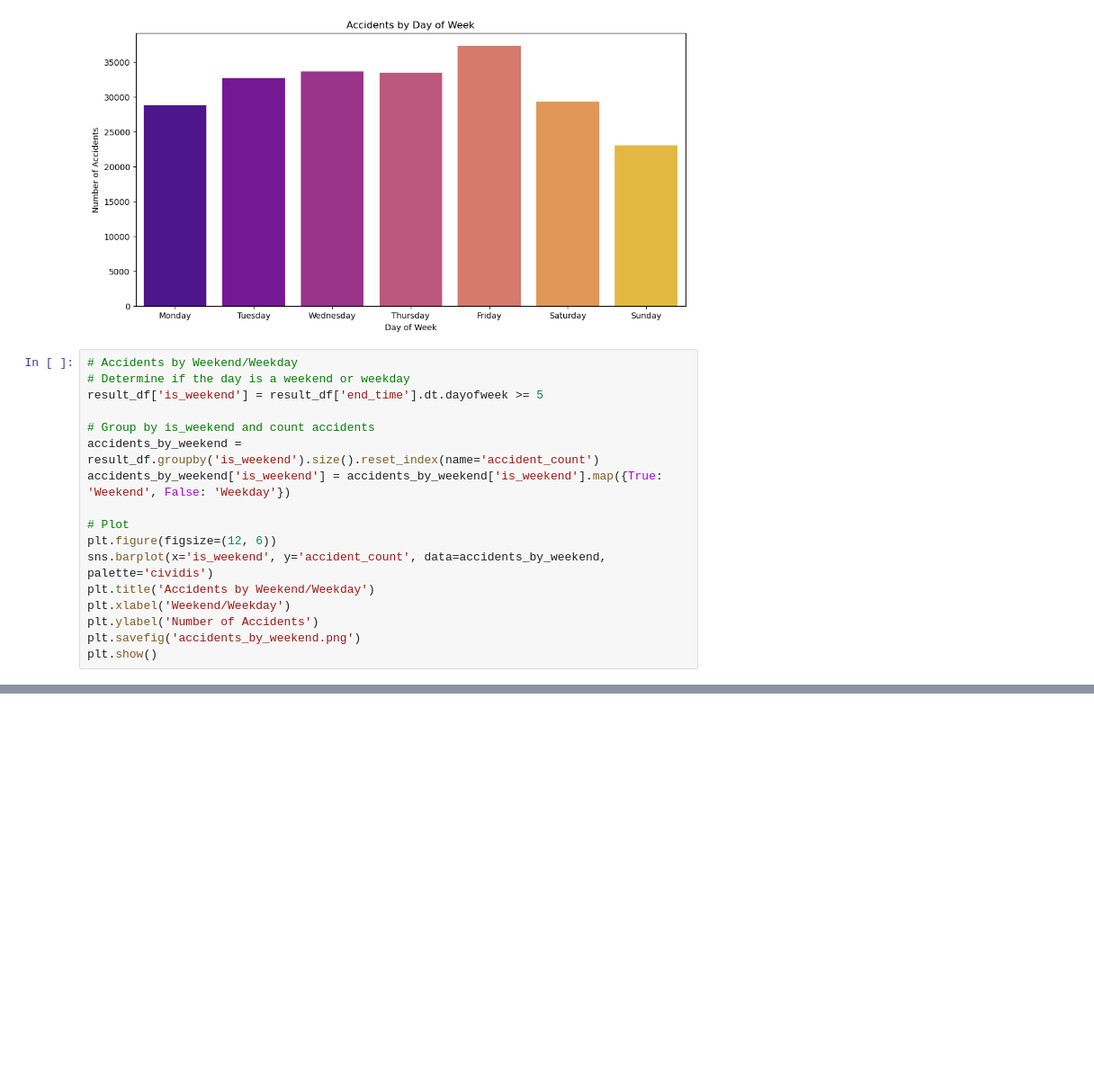
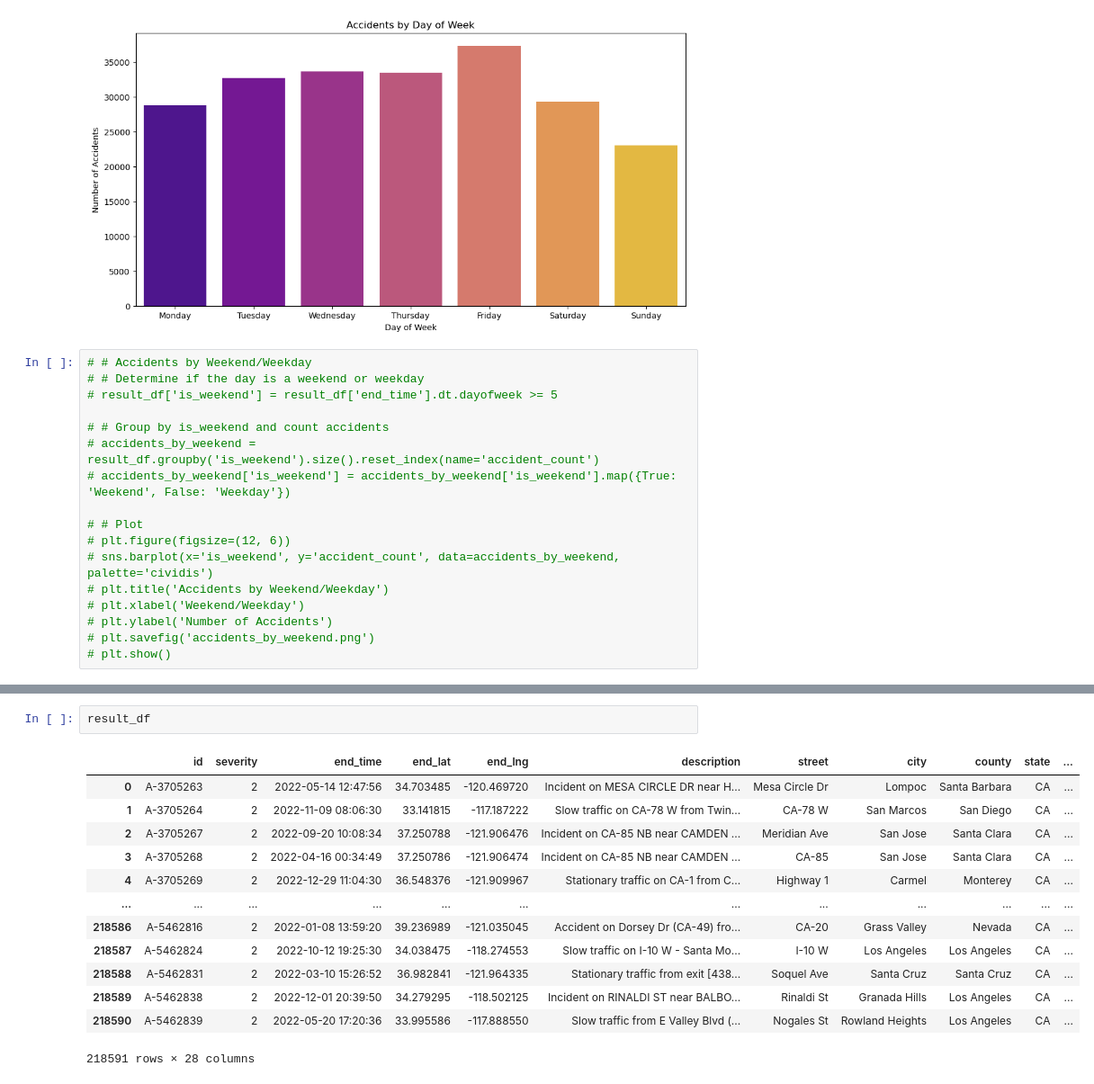
Before and after one commit to MoonWalkerANM/Traffic_Collisions_Project4, a Jupyter notebook: Mary_Final/visualizations.ipynb, the cells around one changed output, grey strips where cells are left out. Shown: that part at 90% size. Saved outputs shown, nothing was run; the diff lists cells and outputs as text; blank space fills up the shorter version.

```diff
--- a/Mary_Final/visualizations.ipynb
+++ b/Mary_Final/visualizations.ipynb
@@ -547,19 +576,19 @@ plt.show()
 # %% [output]
 [figure]
 # %%
-# Accidents by Weekend/Weekday
-# Determine if the day is a weekend or weekday
-result_df['is_weekend'] = result_df['end_time'].dt.dayofweek >= 5
+# # Accidents by Weekend/Weekday
+# # Determine if the day is a weekend or weekday
+# result_df['is_weekend'] = result_df['end_time'].dt.dayofweek >= 5
 
-# Group by is_weekend and count accidents
-accidents_by_weekend = result_df.groupby('is_weekend').size().reset_index(name='accident_count')
-accidents_by_weekend['is_weekend'] = accidents_by_weekend['is_weekend'].map({True: 'Weekend', False: 'Weekday'})
+# # Group by is_weekend and count accidents
+# accidents_by_weekend = result_df.groupby('is_weekend').size().reset_index(name='accident_count')
+# accidents_by_weekend['is_weekend'] = accidents_by_weekend['is_weekend'].map({True: 'Weekend', False: 'Weekday'})
 
-# Plot
-plt.figure(figsize=(12, 6))
-sns.barplot(x='is_weekend', y='accident_count', data=accidents_by_weekend, palette='cividis')
-plt.title('Accidents by Weekend/Weekday')
-plt.xlabel('Weekend/Weekday')
-plt.ylabel('Number of Accidents')
-plt.savefig('accidents_by_weekend.png')
-plt.show()
+# # Plot
+# plt.figure(figsize=(12, 6))
+# sns.barplot(x='is_weekend', y='accident_count', data=accidents_by_weekend, palette='cividis')
+# plt.title('Accidents by Weekend/Weekday')
+# plt.xlabel('Weekend/Weekday')
+# plt.ylabel('Number of Accidents')
+# plt.savefig('accidents_by_weekend.png')
+# plt.show()
@@ -588,0 +660,16 @@ plt.show()
+# %%
+result_df
+# %% [output]
+|  | id | severity | end_time | end_lat | end_lng | description | street | city | county | state | ... |
+| 0 | A-3705263 | 2 | 2022-05-14 12:47:56 | 34.703485 | -120.469720 | Incident on MESA CIRCLE DR near H... | Mesa Circle Dr | Lompoc | Santa Barbara | CA | ... |
+| 1 | A-3705264 | 2 | 2022-11-09 08:06:30 | 33.141815 | -117.187222 | Slow traffic on CA-78 W from Twin... | CA-78 W | San Marcos | San Diego | CA | ... |
+| 2 | A-3705267 | 2 | 2022-09-20 10:08:34 | 37.250788 | -121.906476 | Incident on CA-85 NB near CAMDEN ... | Meridian Ave | San Jose | Santa Clara | CA | ... |
+| 3 | A-3705268 | 2 | 2022-04-16 00:34:49 | 37.250786 | -121.906474 | Incident on CA-85 NB near CAMDEN ... | CA-85 | San Jose | Santa Clara | CA | ... |
+| 4 | A-3705269 | 2 | 2022-12-29 11:04:30 | 36.548376 | -121.909967 | Stationary traffic on CA-1 from C... | Highway 1 | Carmel | Monterey | CA | ... |
+| ... | ... | ... | ... | ... | ... | ... | ... | ... | ... | ... | ... |
+| 218586 | A-5462816 | 2 | 2022-01-08 13:59:20 | 39.236989 | -121.035045 | Accident on Dorsey Dr (CA-49) fro... | CA-20 | Grass Valley | Nevada | CA | ... |
+| 218587 | A-5462824 | 2 | 2022-10-12 19:25:30 | 34.038475 | -118.274553 | Slow traffic on I-10 W - Santa Mo... | I-10 W | Los Angeles | Los Angeles | CA | ... |
+| 218588 | A-5462831 | 2 | 2022-03-10 15:26:52 | 36.982841 | -121.964335 | Stationary traffic from exit [438... | Soquel Ave | Santa Cruz | Santa Cruz | CA | ... |
+| 218589 | A-5462838 | 2 | 2022-12-01 20:39:50 | 34.279295 | -118.502125 | Incident on RINALDI ST near BALBO... | Rinaldi St | Granada Hills | Los Angeles | CA | ... |
+| 218590 | A-5462839 | 2 | 2022-05-20 17:20:36 | 33.995586 | -117.888550 | Slow traffic from E Valley Blvd (... | Nogales St | Rowland Heights | Los Angeles | CA | ... |
+218591 rows × 28 columns
```
Also changed, not shown: parts of 16 cells of this notebook, 9 other files.
